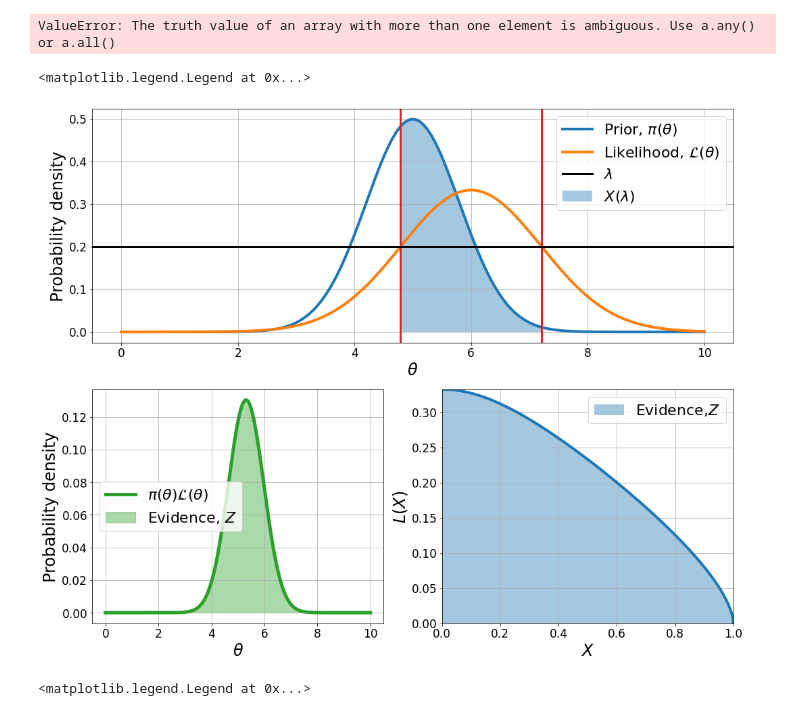
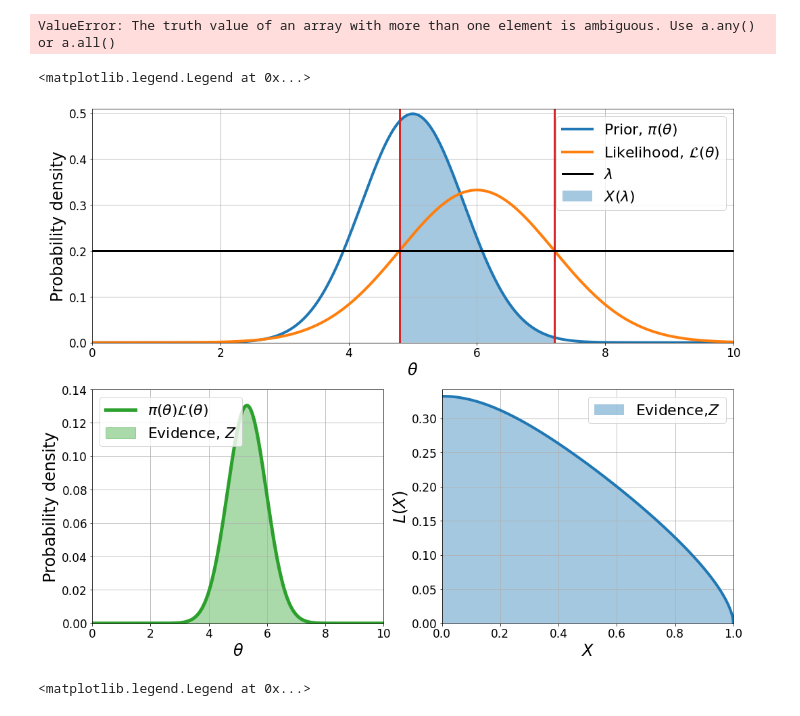
Before and after one commit to jcbayley/phd_thesis, a Jupyter notebook: notebooks/sampling.ipynb, the cells around one changed output. Drawn from its saved outputs; the diff is of its cells as text; code cells hidden in the pictures.

```diff
--- a/notebooks/sampling.ipynb
+++ b/notebooks/sampling.ipynb
@@ -93,35 +93,41 @@ ax1.axvline(6-diff,color="C3",lw=3)
 ax1.axhline(lamb,color="k",label=r"$\lambda$",lw=3)
 
 thgtr = thetas[thetas > 6-diff]
 thrange = thgtr[thgtr < 6 + diff]
 
 ax1.fill_between(thrange, st.norm(loc=5,scale=0.8).pdf(thrange),alpha=0.4,label=r"$X(\lambda)$")
 
 
 ax1.set_xlabel(r"$\theta$")
 ax1.set_ylabel(r"Probability density")
 ax1.legend()
 
+ax1.set_xlim([0,10])
+ax1.set_ylim([0,0.51])
+
 ax2.plot(thetas,prior*likelihood,lw=5,color="C2",label=r"$\pi(\theta)\mathcal{L}(\theta)$")
 ax2.fill_between(thetas,prior*likelihood,color="C2",alpha = 0.4,label=r"Evidence, $Z$")
 
 ax2.set_xlabel(r"$\theta$")
 ax2.set_ylabel(r"Probability density")
 ax2.legend()
 
+ax2.set_xlim([0,10])
+ax2.set_ylim([0,0.14])
+
 ax3.plot(Xs,lik,lw=4)
 
 ax3.fill_between(Xs,lik,alpha=0.4,label=r"Evidence,$Z$")
 
 ax3.set_xlim([0,1])
-ax3.set_ylim([0,max(lik)])
+ax3.set_ylim([0,max(lik) + 0.01])
 
 ax3.set_xlabel(r"$X$")
 ax3.set_ylabel(r"$L(X)$")
 ax3.legend()
 # %% [output]
 <matplotlib.legend.Legend at 0x...>
-[figure, old version]
+[figure, new version]
 # %%
 fig.savefig("/Users/josephbayley/projects/thesis/C2_cw/nested_plots.pdf",format="pdf",bbox_inches="tight")
 # %%
```
Also changed, not shown: 5 other files.
